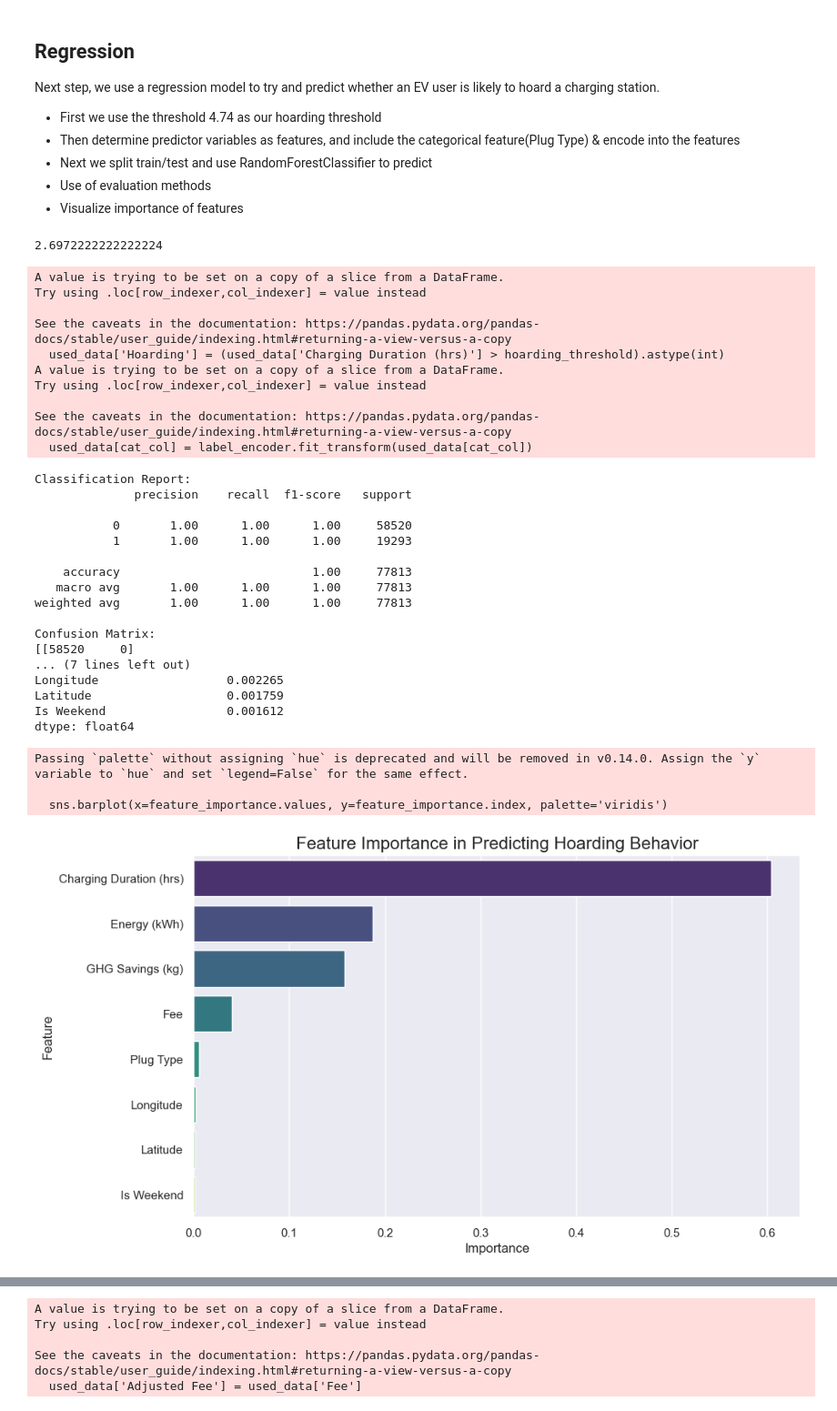
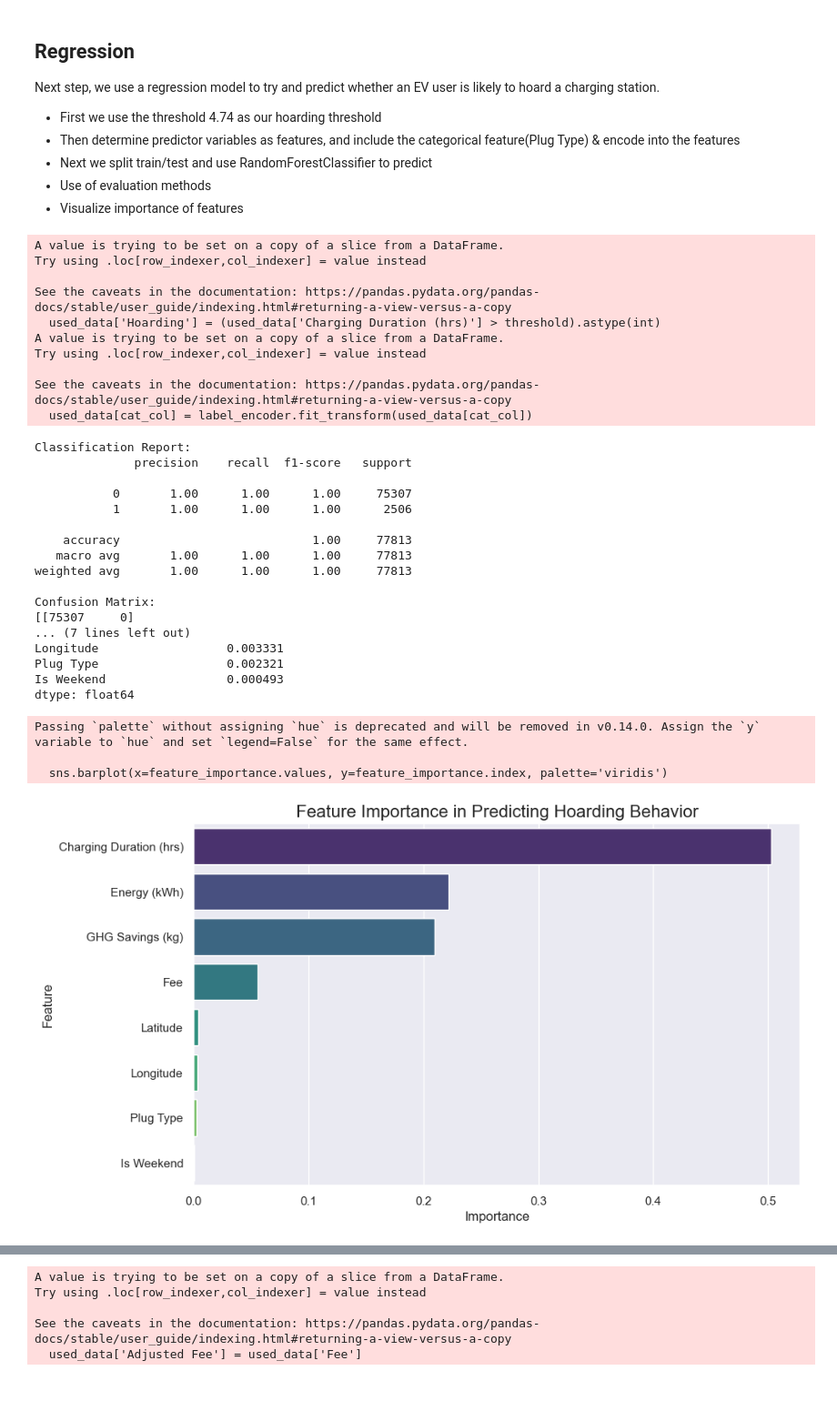
Before and after one commit to vilim-cro/Energy-and-Mobility, a Jupyter notebook: src/Section3_Exploration.ipynb, the cells around one changed output, grey strips where cells are left out. Shown at 91% size. Drawn from its saved outputs; the diff is of its cells as text; code cells hidden in the pictures.

```diff
--- a/src/Section3_Exploration.ipynb
+++ b/src/Section3_Exploration.ipynb
@@ -201,13 +190,8 @@ Next step, we use a regression model to try and predict whether an EV user is li
 - Next we split train/test and use RandomForestClassifier to predict
 - Use of evaluation methods
 - Visualize importance of features
-# %%
-hoarding_threshold = used_data['Charging Duration (hrs)'].quantile(0.75)  # 75th percentile
-hoarding_threshold
-# %% [output]
-2.6972222222222224
 # %%
-used_data['Hoarding'] = (used_data['Charging Duration (hrs)'] > hoarding_threshold).astype(int)
+used_data['Hoarding'] = (used_data['Charging Duration (hrs)'] > threshold).astype(int)
 
 
 features = ['Fee', 'Energy (kWh)', 'GHG Savings (kg)', 'Is Weekend', 'Latitude', 'Longitude','Charging Duration (hrs)']
@@ -236,38 +220,38 @@ print(feature_importance)
 plt.figure(figsize=(10, 6))
 sns.barplot(x=feature_importance.values, y=feature_importance.index, palette='viridis')
 plt.title('Feature Importance in Predicting Hoarding Behavior', fontsize=16)
 plt.xlabel('Importance', fontsize=12)
 plt.ylabel('Feature', fontsize=12)
 plt.show()
 # %% [output]
 A value is trying to be set on a copy of a slice from a DataFrame.
 Try using .loc[row_indexer,col_indexer] = value instead
 
 See the caveats in the documentation: https://pandas.pydata.org/pandas-docs/stable/user_guide/indexing.html#returning-a-view-versus-a-copy
-  used_data['Hoarding'] = (used_data['Charging Duration (hrs)'] > hoarding_threshold).astype(int)
+  used_data['Hoarding'] = (used_data['Charging Duration (hrs)'] > threshold).astype(int)
 A value is trying to be set on a copy of a slice from a DataFrame.
 Try using .loc[row_indexer,col_indexer] = value instead
 
 See the caveats in the documentation: https://pandas.pydata.org/pandas-docs/stable/user_guide/indexing.html#returning-a-view-versus-a-copy
   used_data[cat_col] = label_encoder.fit_transform(used_data[cat_col])
 Classification Report:
               precision    recall  f1-score   support
 
-           0       1.00      1.00      1.00     58520
-           1       1.00      1.00      1.00     19293
+           0       1.00      1.00      1.00     75307
+           1       1.00      1.00      1.00      2506
 
     accuracy                           1.00     77813
    macro avg       1.00      1.00      1.00     77813
 weighted avg       1.00      1.00      1.00     77813
 
 Confusion Matrix:
-[[58520     0]
+[[75307     0]
 ... (7 lines left out)
-Longitude                  0.002265
-Latitude                   0.001759
-Is Weekend                 0.001612
+Longitude                  0.003331
+Plug Type                  0.002321
+Is Weekend                 0.000493
 dtype: float64
 Passing `palette` without assigning `hue` is deprecated and will be removed in v0.14.0. Assign the `y` variable to `hue` and set `legend=False` for the same effect.
 
   sns.barplot(x=feature_importance.values, y=feature_importance.index, palette='viridis')
-[figure, old version]
+[figure, new version]
```
Also changed, not shown: parts of 11 cells of this notebook, 1 other file.
